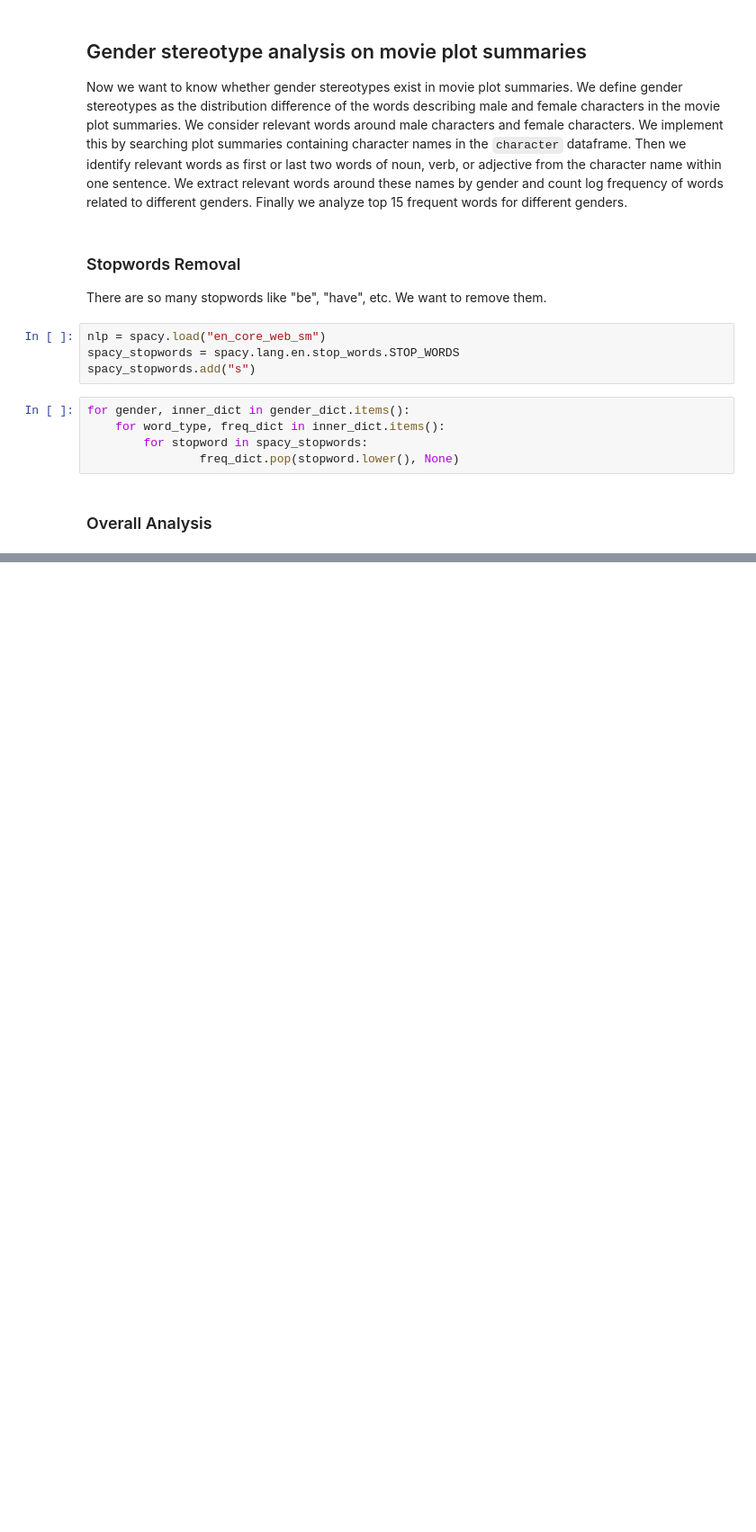
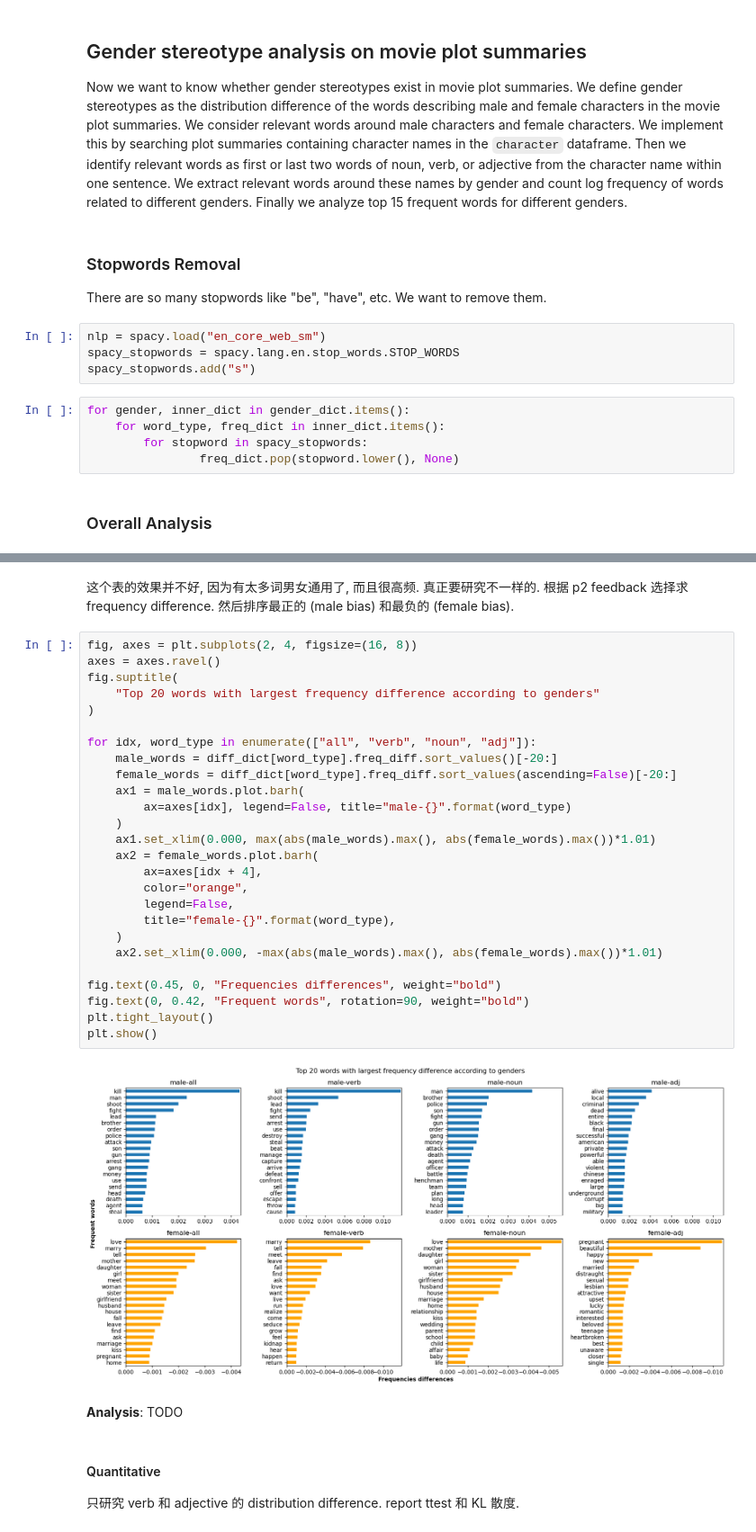
Before and after one commit to Wind-2375-like/ada-2022-project-gender-lens, a Jupyter notebook: playground_fyy.ipynb, the cells around one changed output, grey strips where cells are left out. Shown at 90% size. Cells and saved outputs as stored; diff of their text form; blank space fills up the shorter version.

```diff
--- a/playground_fyy.ipynb
+++ b/playground_fyy.ipynb
@@ -377,0 +304,36 @@ We can roughly see that males are more related to the words "kill", "police", an
+# %% [markdown]
+这个表的效果并不好, 因为有太多词男女通用了, 而且很高频. 真正要研究不一样的. 根据 p2 feedback 选择求 frequency difference. 然后排序最正的 (male bias) 和最负的 (female bias).
+# %%
+fig, axes = plt.subplots(2, 4, figsize=(16, 8))
+axes = axes.ravel()
+fig.suptitle(
+    "Top 20 words with largest frequency difference according to genders"
+)
+
+for idx, word_type in enumerate(["all", "verb", "noun", "adj"]):
+    male_words = diff_dict[word_type].freq_diff.sort_values()[-20:]
+    female_words = diff_dict[word_type].freq_diff.sort_values(ascending=False)[-20:]
+    ax1 = male_words.plot.barh(
+        ax=axes[idx], legend=False, title="male-{}".format(word_type)
+    )
+    ax1.set_xlim(0.000, max(abs(male_words).max(), abs(female_words).max())*1.01)
+    ax2 = female_words.plot.barh(
+        ax=axes[idx + 4],
+        color="orange",
+        legend=False,
+        title="female-{}".format(word_type),
+    )
+    ax2.set_xlim(0.000, -max(abs(male_words).max(), abs(female_words).max())*1.01)
+
+fig.text(0.45, 0, "Frequencies differences", weight="bold")
+fig.text(0, 0.42, "Frequent words", rotation=90, weight="bold")
+plt.tight_layout()
+plt.show()
+# %% [output]
+[figure, added]
+# %% [markdown]
+**Analysis**: TODO
+# %% [markdown]
+#### Quantitative
+
+只研究 verb 和 adjective 的 distribution difference. report ttest 和 KL 散度.
```
Also changed, not shown: parts of 58 cells of this notebook, 3 other files.
